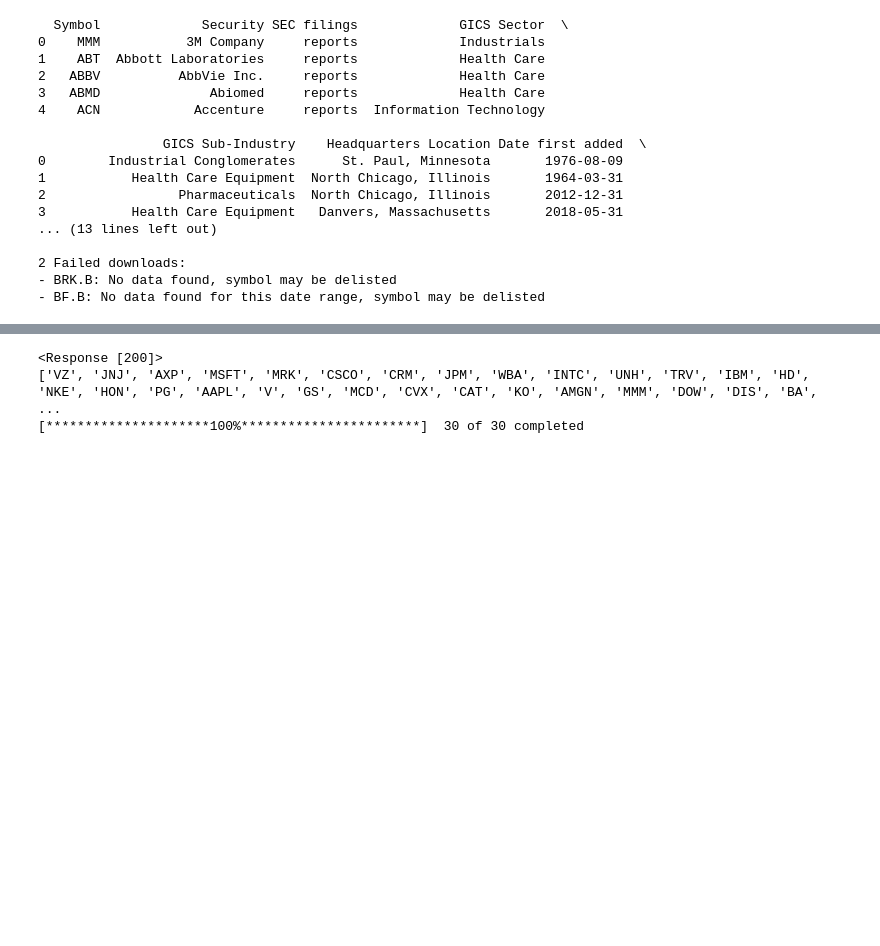
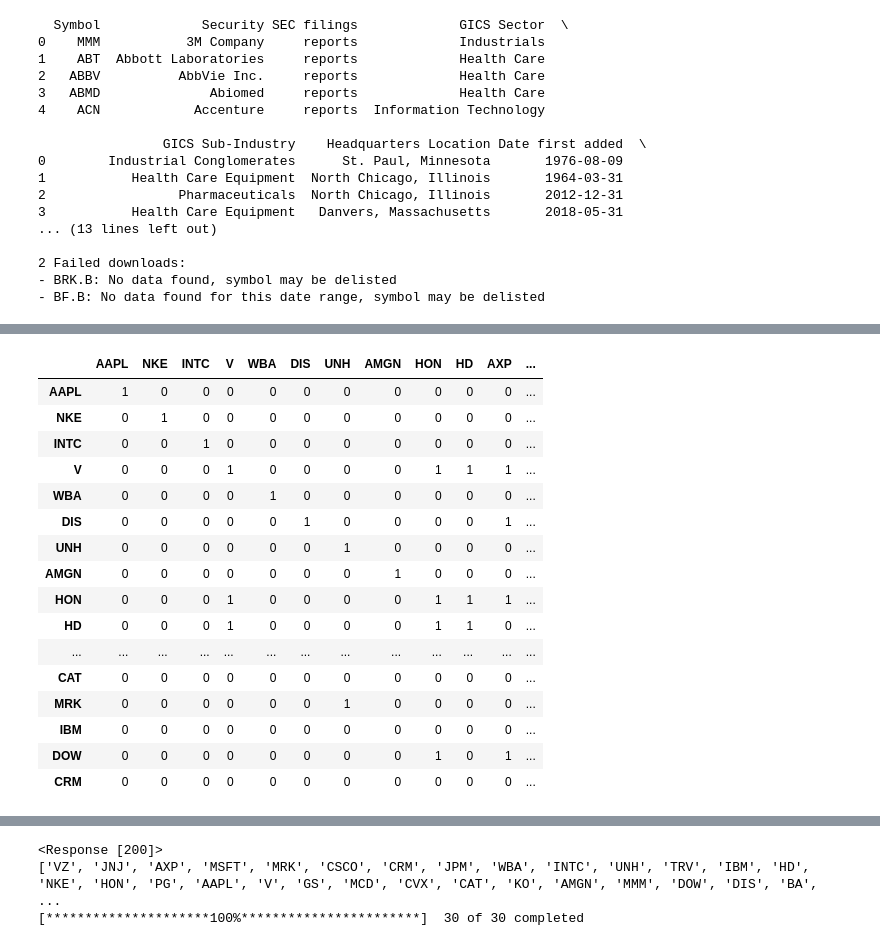
Before and after one commit to JasonChau3/Stock-Predictor, a Jupyter notebook: notebooks/CorrelationCharts.ipynb, the cells around one changed output, grey strips where cells are left out. Cells and saved outputs as stored; diff of their text form; code cells hidden in the pictures; blank space fills up the shorter version.

```diff
--- a/notebooks/CorrelationCharts.ipynb
+++ b/notebooks/CorrelationCharts.ipynb
@@ -103,4 +94,23 @@ Text(0, 0.5, 'Average Node Degree')
 # %%
 #decide to use 0.4 because the connectnedess is not too far apart
 corr4 = corr_df.applymap(lambda x: 0 if x < 0.4 else 1)
 corr4.to_csv('../data/correlation0.4graph.csv')
+display(corr4)
+# %% [output]
+|  | AAPL | NKE | INTC | V | WBA | DIS | UNH | AMGN | HON | HD | AXP | ... |
+| AAPL | 1 | 0 | 0 | 0 | 0 | 0 | 0 | 0 | 0 | 0 | 0 | ... |
+| NKE | 0 | 1 | 0 | 0 | 0 | 0 | 0 | 0 | 0 | 0 | 0 | ... |
+| INTC | 0 | 0 | 1 | 0 | 0 | 0 | 0 | 0 | 0 | 0 | 0 | ... |
+| V | 0 | 0 | 0 | 1 | 0 | 0 | 0 | 0 | 1 | 1 | 1 | ... |
+| WBA | 0 | 0 | 0 | 0 | 1 | 0 | 0 | 0 | 0 | 0 | 0 | ... |
+| DIS | 0 | 0 | 0 | 0 | 0 | 1 | 0 | 0 | 0 | 0 | 1 | ... |
+| UNH | 0 | 0 | 0 | 0 | 0 | 0 | 1 | 0 | 0 | 0 | 0 | ... |
+| AMGN | 0 | 0 | 0 | 0 | 0 | 0 | 0 | 1 | 0 | 0 | 0 | ... |
+| HON | 0 | 0 | 0 | 1 | 0 | 0 | 0 | 0 | 1 | 1 | 1 | ... |
+| HD | 0 | 0 | 0 | 1 | 0 | 0 | 0 | 0 | 1 | 1 | 0 | ... |
+| ... | ... | ... | ... | ... | ... | ... | ... | ... | ... | ... | ... | ... |
+| CAT | 0 | 0 | 0 | 0 | 0 | 0 | 0 | 0 | 0 | 0 | 0 | ... |
+| MRK | 0 | 0 | 0 | 0 | 0 | 0 | 1 | 0 | 0 | 0 | 0 | ... |
+| IBM | 0 | 0 | 0 | 0 | 0 | 0 | 0 | 0 | 0 | 0 | 0 | ... |
+| DOW | 0 | 0 | 0 | 0 | 0 | 0 | 0 | 0 | 1 | 0 | 1 | ... |
+| CRM | 0 | 0 | 0 | 0 | 0 | 0 | 0 | 0 | 0 | 0 | 0 | ... |
```
Also changed, not shown: parts of 5 cells of this notebook, 5 other files.
